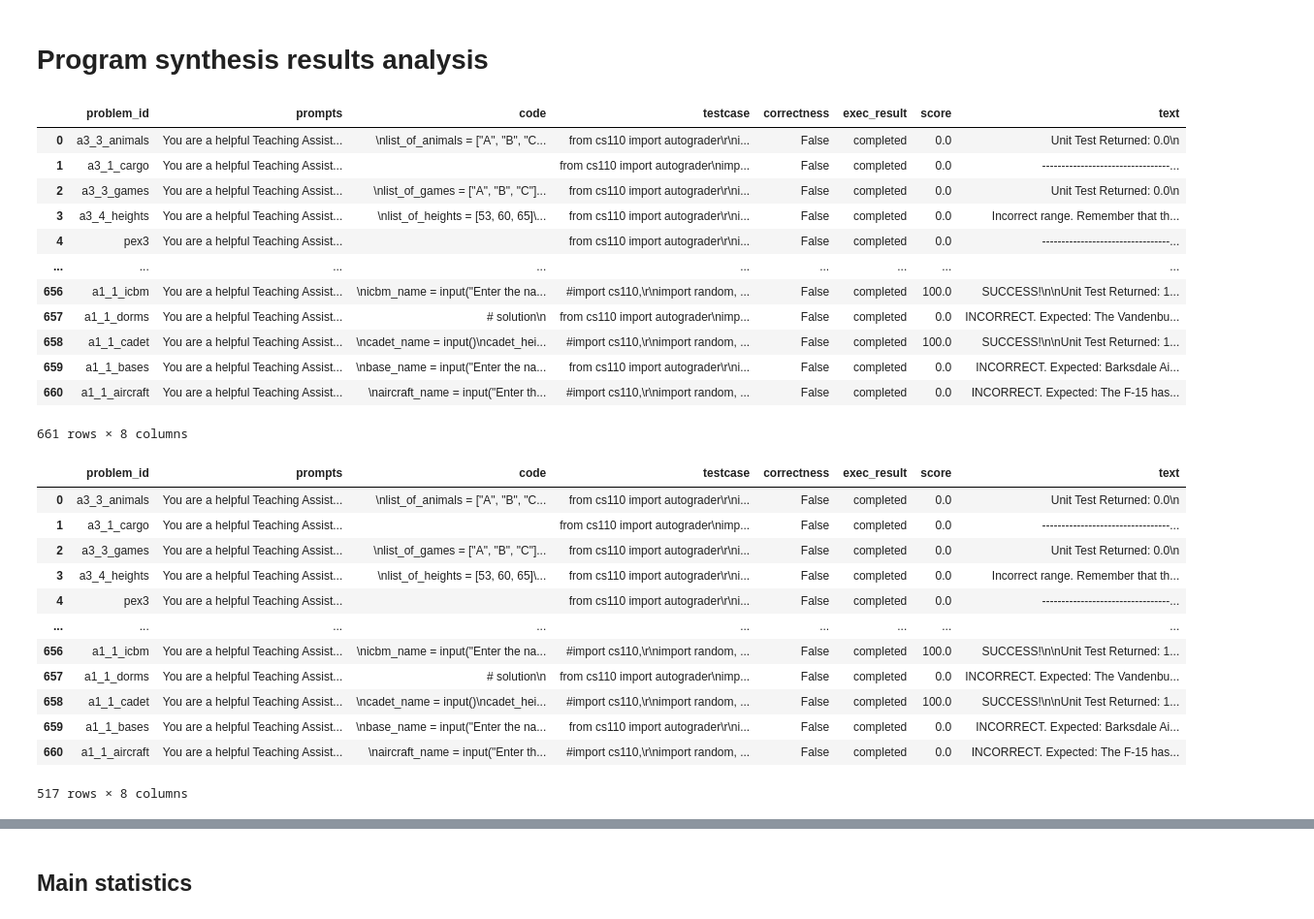
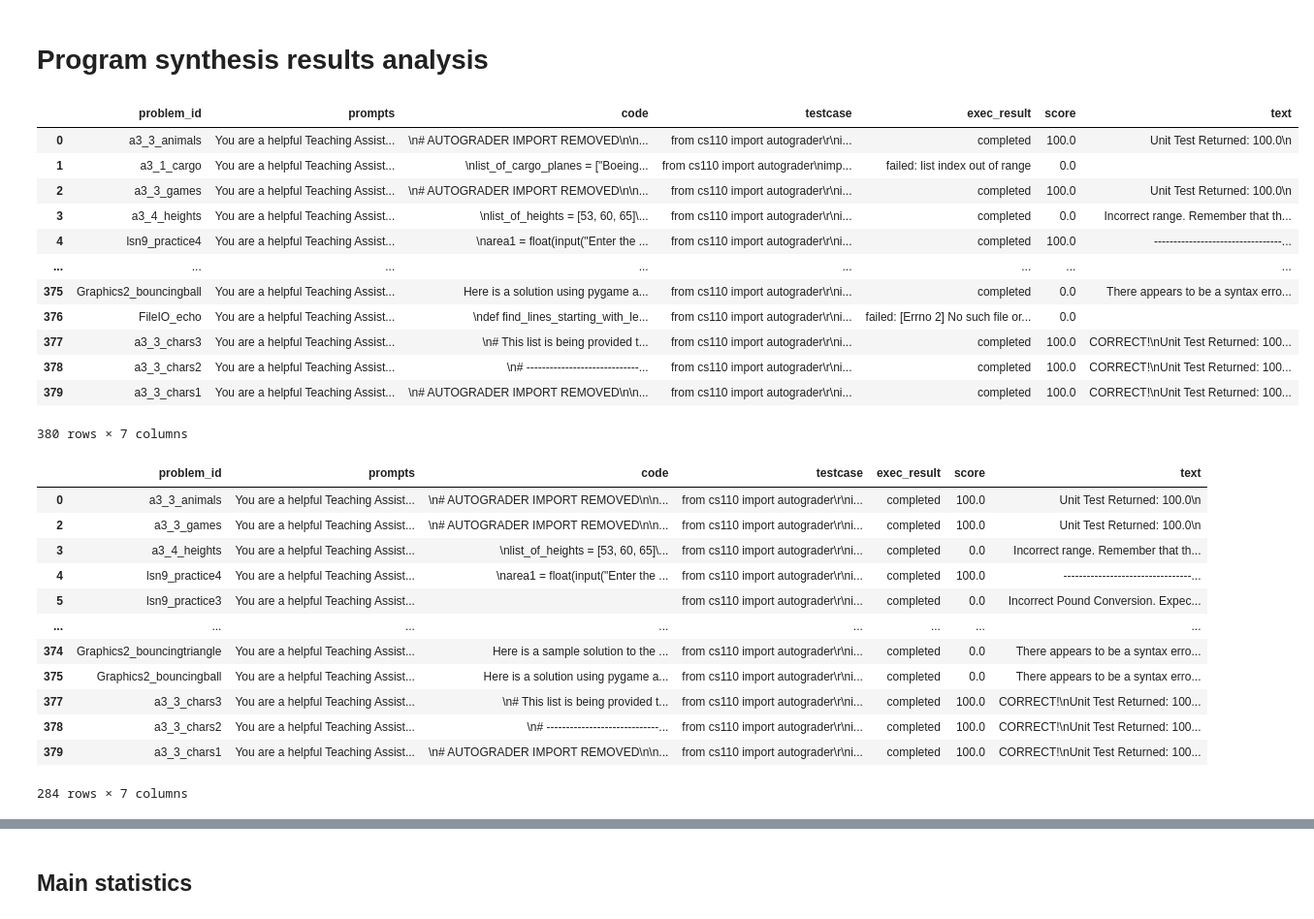
Before and after one commit to KoutchemeCharles/learnlab2023, a Jupyter notebook: notebooks/results_analysis.ipynb, the cells around one changed output, grey strips where cells are left out. Shown at 97% size. Saved outputs shown, nothing was run; the diff lists cells and outputs as text; code cells hidden in the pictures.

Commit message:
changing prompt fed

```diff
--- a/notebooks/results_analysis.ipynb
+++ b/notebooks/results_analysis.ipynb
@@ -11,42 +11,42 @@ sys.path.append("../../")
 # %%
 from src.utils.files import json2data
 
-path = "/home/koutchc1/learnlab2023/outputs/gpt-3.5-turbo_v1_result_evaluation.json"
+path = "/home/koutchc1/learnlab2023/outputs/gpt-4_v1_result_evaluation.json"
 df = pd.DataFrame(json2data(path))
 df = df.drop(columns=["Unnamed: 0"])
 df
 # %% [output]
-|  | problem_id | prompts | code | testcase | correctness | exec_result | score | text |
-| 0 | a3_3_animals | You are a helpful Teaching Assist... | \nlist_of_animals = ["A", "B", "C... | from cs110 import autograder\r\ni... | False | completed | 0.0 | Unit Test Returned: 0.0\n |
-| 1 | a3_1_cargo | You are a helpful Teaching Assist... |  | from cs110 import autograder\nimp... | False | completed | 0.0 | ---------------------------------... |
-| 2 | a3_3_games | You are a helpful Teaching Assist... | \nlist_of_games = ["A", "B", "C"]... | from cs110 import autograder\r\ni... | False | completed | 0.0 | Unit Test Returned: 0.0\n |
-| 3 | a3_4_heights | You are a helpful Teaching Assist... | \nlist_of_heights = [53, 60, 65]\... | from cs110 import autograder\r\ni... | False | completed | 0.0 | Incorrect range. Remember that th... |
-| 4 | pex3 | You are a helpful Teaching Assist... |  | from cs110 import autograder\r\ni... | False | completed | 0.0 | ---------------------------------... |
-| ... | ... | ... | ... | ... | ... | ... | ... | ... |
-| 656 | a1_1_icbm | You are a helpful Teaching Assist... | \nicbm_name = input("Enter the na... | #import cs110,\r\nimport random, ... | False | completed | 100.0 | SUCCESS!\n\nUnit Test Returned: 1... |
-| 657 | a1_1_dorms | You are a helpful Teaching Assist... | # solution\n | from cs110 import autograder\nimp... | False | completed | 0.0 | INCORRECT. Expected: The Vandenbu... |
-| 658 | a1_1_cadet | You are a helpful Teaching Assist... | \ncadet_name = input()\ncadet_hei... | #import cs110,\r\nimport random, ... | False | completed | 100.0 | SUCCESS!\n\nUnit Test Returned: 1... |
-| 659 | a1_1_bases | You are a helpful Teaching Assist... | \nbase_name = input("Enter the na... | from cs110 import autograder\r\ni... | False | completed | 0.0 | INCORRECT. Expected: Barksdale Ai... |
-| 660 | a1_1_aircraft | You are a helpful Teaching Assist... | \naircraft_name = input("Enter th... | #import cs110,\r\nimport random, ... | False | completed | 0.0 | INCORRECT. Expected: The F-15 has... |
+|  | problem_id | prompts | code | testcase | exec_result | score | text |
+| 0 | a3_3_animals | You are a helpful Teaching Assist... | \n# AUTOGRADER IMPORT REMOVED\n\n... | from cs110 import autograder\r\ni... | completed | 100.0 | Unit Test Returned: 100.0\n |
+| 1 | a3_1_cargo | You are a helpful Teaching Assist... | \nlist_of_cargo_planes = ["Boeing... | from cs110 import autograder\nimp... | failed: list index out of range | 0.0 |  |
+| 2 | a3_3_games | You are a helpful Teaching Assist... | \n# AUTOGRADER IMPORT REMOVED\n\n... | from cs110 import autograder\r\ni... | completed | 100.0 | Unit Test Returned: 100.0\n |
+| 3 | a3_4_heights | You are a helpful Teaching Assist... | \nlist_of_heights = [53, 60, 65]\... | from cs110 import autograder\r\ni... | completed | 0.0 | Incorrect range. Remember that th... |
+| 4 | lsn9_practice4 | You are a helpful Teaching Assist... | \narea1 = float(input("Enter the ... | from cs110 import autograder\r\ni... | completed | 100.0 | ---------------------------------... |
+| ... | ... | ... | ... | ... | ... | ... | ... |
+| 375 | Graphics2_bouncingball | You are a helpful Teaching Assist... | Here is a solution using pygame a... | from cs110 import autograder\r\ni... | completed | 0.0 | There appears to be a syntax erro... |
+| 376 | FileIO_echo | You are a helpful Teaching Assist... | \ndef find_lines_starting_with_le... | from cs110 import autograder\r\ni... | failed: [Errno 2] No such file or... | 0.0 |  |
+| 377 | a3_3_chars3 | You are a helpful Teaching Assist... | \n# This list is being provided t... | from cs110 import autograder\r\ni... | completed | 100.0 | CORRECT!\nUnit Test Returned: 100... |
+| 378 | a3_3_chars2 | You are a helpful Teaching Assist... | \n# -----------------------------... | from cs110 import autograder\r\ni... | completed | 100.0 | CORRECT!\nUnit Test Returned: 100... |
+| 379 | a3_3_chars1 | You are a helpful Teaching Assist... | \n# AUTOGRADER IMPORT REMOVED\n\n... | from cs110 import autograder\r\ni... | completed | 100.0 | CORRECT!\nUnit Test Returned: 100... |
-661 rows × 8 columns
+380 rows × 7 columns
 # %%
 fails = df[df["exec_result"] != "completed"]
 df = df[df["exec_result"] == "completed"]
 df
 # %% [output]
-|  | problem_id | prompts | code | testcase | correctness | exec_result | score | text |
-| 0 | a3_3_animals | You are a helpful Teaching Assist... | \nlist_of_animals = ["A", "B", "C... | from cs110 import autograder\r\ni... | False | completed | 0.0 | Unit Test Returned: 0.0\n |
-| 1 | a3_1_cargo | You are a helpful Teaching Assist... |  | from cs110 import autograder\nimp... | False | completed | 0.0 | ---------------------------------... |
-| 2 | a3_3_games | You are a helpful Teaching Assist... | \nlist_of_games = ["A", "B", "C"]... | from cs110 import autograder\r\ni... | False | completed | 0.0 | Unit Test Returned: 0.0\n |
-| 3 | a3_4_heights | You are a helpful Teaching Assist... | \nlist_of_heights = [53, 60, 65]\... | from cs110 import autograder\r\ni... | False | completed | 0.0 | Incorrect range. Remember that th... |
-| 4 | pex3 | You are a helpful Teaching Assist... |  | from cs110 import autograder\r\ni... | False | completed | 0.0 | ---------------------------------... |
-| ... | ... | ... | ... | ... | ... | ... | ... | ... |
-| 656 | a1_1_icbm | You are a helpful Teaching Assist... | \nicbm_name = input("Enter the na... | #import cs110,\r\nimport random, ... | False | completed | 100.0 | SUCCESS!\n\nUnit Test Returned: 1... |
-| 657 | a1_1_dorms | You are a helpful Teaching Assist... | # solution\n | from cs110 import autograder\nimp... | False | completed | 0.0 | INCORRECT. Expected: The Vandenbu... |
-| 658 | a1_1_cadet | You are a helpful Teaching Assist... | \ncadet_name = input()\ncadet_hei... | #import cs110,\r\nimport random, ... | False | completed | 100.0 | SUCCESS!\n\nUnit Test Returned: 1... |
-| 659 | a1_1_bases | You are a helpful Teaching Assist... | \nbase_name = input("Enter the na... | from cs110 import autograder\r\ni... | False | completed | 0.0 | INCORRECT. Expected: Barksdale Ai... |
-| 660 | a1_1_aircraft | You are a helpful Teaching Assist... | \naircraft_name = input("Enter th... | #import cs110,\r\nimport random, ... | False | completed | 0.0 | INCORRECT. Expected: The F-15 has... |
+|  | problem_id | prompts | code | testcase | exec_result | score | text |
+| 0 | a3_3_animals | You are a helpful Teaching Assist... | \n# AUTOGRADER IMPORT REMOVED\n\n... | from cs110 import autograder\r\ni... | completed | 100.0 | Unit Test Returned: 100.0\n |
+| 2 | a3_3_games | You are a helpful Teaching Assist... | \n# AUTOGRADER IMPORT REMOVED\n\n... | from cs110 import autograder\r\ni... | completed | 100.0 | Unit Test Returned: 100.0\n |
+| 3 | a3_4_heights | You are a helpful Teaching Assist... | \nlist_of_heights = [53, 60, 65]\... | from cs110 import autograder\r\ni... | completed | 0.0 | Incorrect range. Remember that th... |
+| 4 | lsn9_practice4 | You are a helpful Teaching Assist... | \narea1 = float(input("Enter the ... | from cs110 import autograder\r\ni... | completed | 100.0 | ---------------------------------... |
+| 5 | lsn9_practice3 | You are a helpful Teaching Assist... |  | from cs110 import autograder\r\ni... | completed | 0.0 | Incorrect Pound Conversion. Expec... |
+| ... | ... | ... | ... | ... | ... | ... | ... |
+| 374 | Graphics2_bouncingtriangle | You are a helpful Teaching Assist... | Here is a sample solution to the ... | from cs110 import autograder\r\ni... | completed | 0.0 | There appears to be a syntax erro... |
+| 375 | Graphics2_bouncingball | You are a helpful Teaching Assist... | Here is a solution using pygame a... | from cs110 import autograder\r\ni... | completed | 0.0 | There appears to be a syntax erro... |
+| 377 | a3_3_chars3 | You are a helpful Teaching Assist... | \n# This list is being provided t... | from cs110 import autograder\r\ni... | completed | 100.0 | CORRECT!\nUnit Test Returned: 100... |
+| 378 | a3_3_chars2 | You are a helpful Teaching Assist... | \n# -----------------------------... | from cs110 import autograder\r\ni... | completed | 100.0 | CORRECT!\nUnit Test Returned: 100... |
+| 379 | a3_3_chars1 | You are a helpful Teaching Assist... | \n# AUTOGRADER IMPORT REMOVED\n\n... | from cs110 import autograder\r\ni... | completed | 100.0 | CORRECT!\nUnit Test Returned: 100... |
-517 rows × 8 columns
+284 rows × 7 columns
 # %%
 df
 # %% [output]
```
Also changed, not shown: parts of 14 cells of this notebook, 10 other files.
